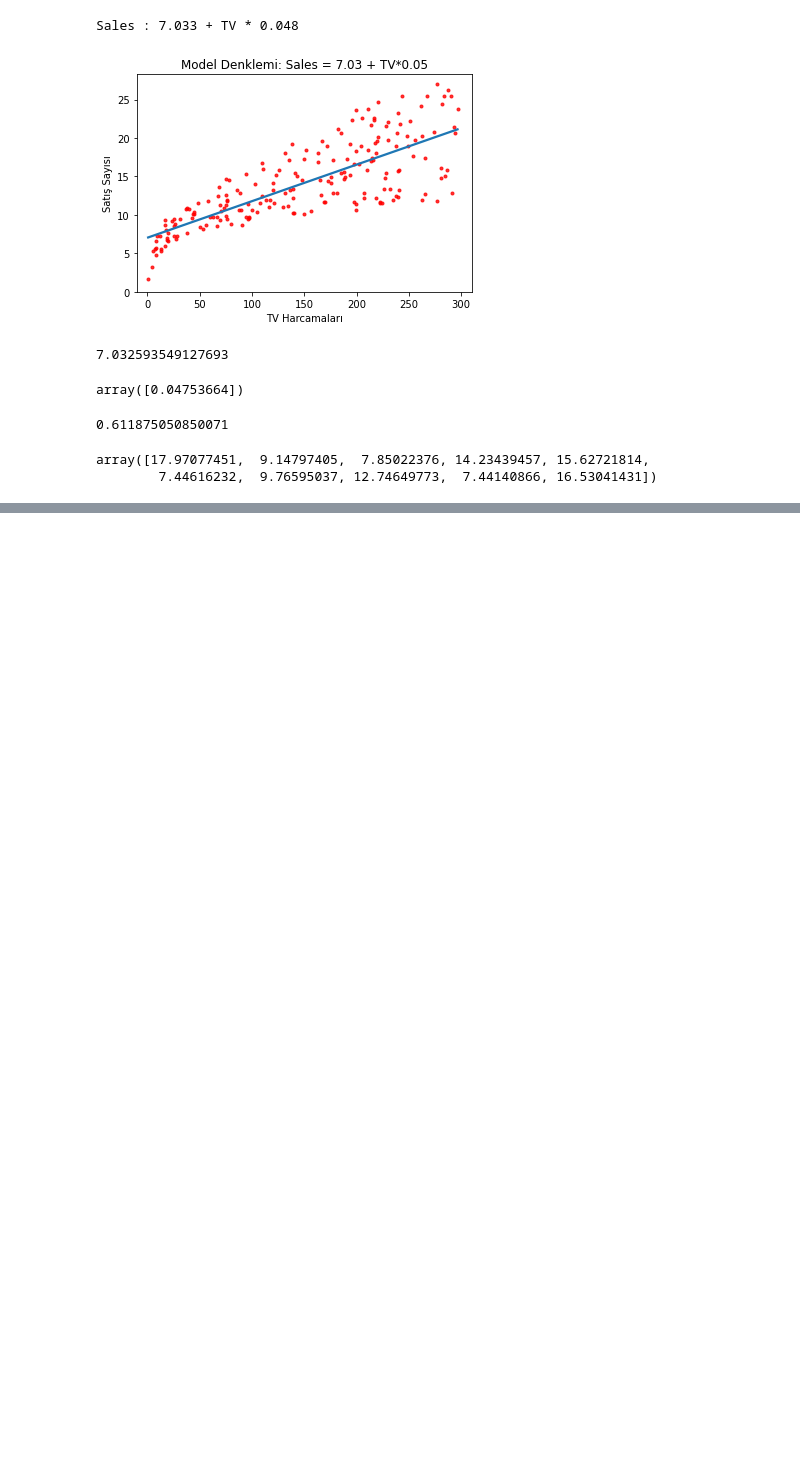
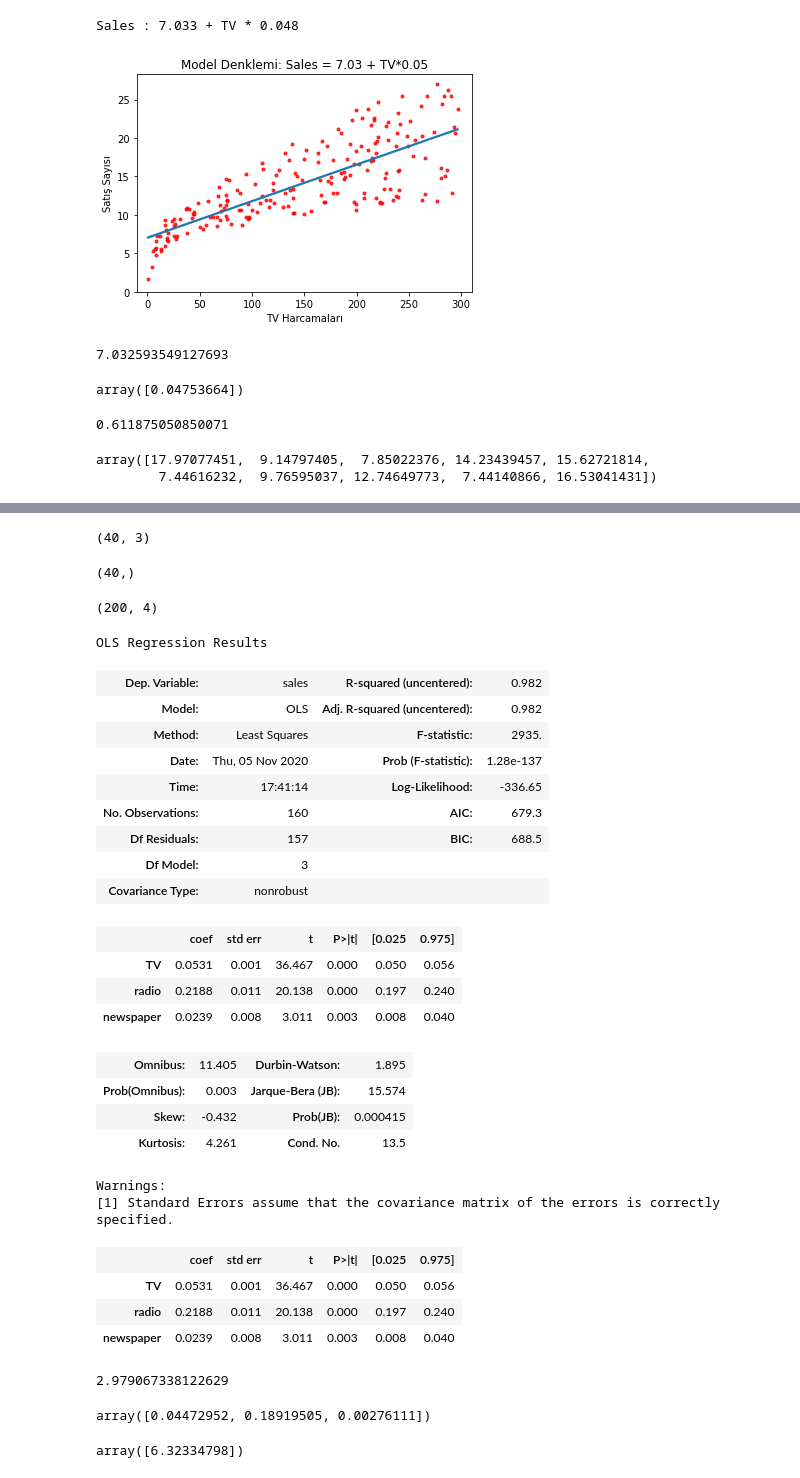
Before and after one commit to tacettinkustu/Data-Analysis, a Jupyter notebook: Machine Learning/Linear Regresion.ipynb, the cells around one changed output, grey strips where cells are left out. Saved outputs shown, nothing was run; the diff lists cells and outputs as text; code cells hidden in the pictures; blank space fills up the shorter version.

```diff
--- a/Machine Learning/Linear Regresion.ipynb
+++ b/Machine Learning/Linear Regresion.ipynb
@@ -167,0 +170,5 @@ array([17.97077451,  9.14797405,  7.85022376, 14.23439457, 15.62721814,
+# %%
+import pandas as pd
+ad = pd.read_csv("Advertising.csv", usecols = [1,2,3,4])
+df = ad.copy()
+df.head()
@@ -167,0 +184,5 @@ array([17.97077451,  9.14797405,  7.85022376, 14.23439457, 15.62721814,
+# %%
+X = df.drop("sales", axis = 1)
+y = df["sales"]
+
+X_train, X_test, y_train, y_test = train_test_split(X, y, test_size = 0.20, random_state= 42)
@@ -167,0 +197,8 @@ array([17.97077451,  9.14797405,  7.85022376, 14.23439457, 15.62721814,
+# %%
+X_test.shape
+# %% [output]
+(40, 3)
+# %%
+y_test.shape
+# %% [output]
+(40,)
@@ -167,0 +207,37 @@ array([17.97077451,  9.14797405,  7.85022376, 14.23439457, 15.62721814,
+# %%
+training.shape
+# %% [output]
+(200, 4)
+# %%
+lm = sm.OLS(y_train, X_train)
+# %%
+model = lm.fit()
+model.summary()
+# %% [output]
+OLS Regression Results
+| Dep. Variable: | sales | R-squared (uncentered): | 0.982 |
+| Model: | OLS | Adj. R-squared (uncentered): | 0.982 |
+| Method: | Least Squares | F-statistic: | 2935. |
+| Date: | Thu, 05 Nov 2020 | Prob (F-statistic): | 1.28e-137 |
+| Time: | 17:41:14 | Log-Likelihood: | -336.65 |
+| No. Observations: | 160 | AIC: | 679.3 |
+| Df Residuals: | 157 | BIC: | 688.5 |
+| Df Model: | 3 |  |  |
+| Covariance Type: | nonrobust |  |  |
+|  | coef | std err | t | P>|t| | [0.025 | 0.975] |
+| TV | 0.0531 | 0.001 | 36.467 | 0.000 | 0.050 | 0.056 |
+| radio | 0.2188 | 0.011 | 20.138 | 0.000 | 0.197 | 0.240 |
+| newspaper | 0.0239 | 0.008 | 3.011 | 0.003 | 0.008 | 0.040 |
+| Omnibus: | 11.405 | Durbin-Watson: | 1.895 |
+| Prob(Omnibus): | 0.003 | Jarque-Bera (JB): | 15.574 |
+| Skew: | -0.432 | Prob(JB): | 0.000415 |
+| Kurtosis: | 4.261 | Cond. No. | 13.5 |
+Warnings:
+[1] Standard Errors assume that the covariance matrix of the errors is correctly specified.
+# %%
+model.summary().tables[1]
+# %% [output]
+|  | coef | std err | t | P>|t| | [0.025 | 0.975] |
+| TV | 0.0531 | 0.001 | 36.467 | 0.000 | 0.050 | 0.056 |
+| radio | 0.2188 | 0.011 | 20.138 | 0.000 | 0.197 | 0.240 |
+| newspaper | 0.0239 | 0.008 | 3.011 | 0.003 | 0.008 | 0.040 |
@@ -167,0 +247,8 @@ array([17.97077451,  9.14797405,  7.85022376, 14.23439457, 15.62721814,
+# %%
+model.intercept_
+# %% [output]
+2.979067338122629
+# %%
+model.coef_
+# %% [output]
+array([0.04472952, 0.18919505, 0.00276111])
@@ -167,0 +258,4 @@ array([17.97077451,  9.14797405,  7.85022376, 14.23439457, 15.62721814,
+# %%
+model.predict(yeni_veri)
+# %% [output]
+array([6.32334798])
```
Also changed, not shown: parts of 18 cells of this notebook.
